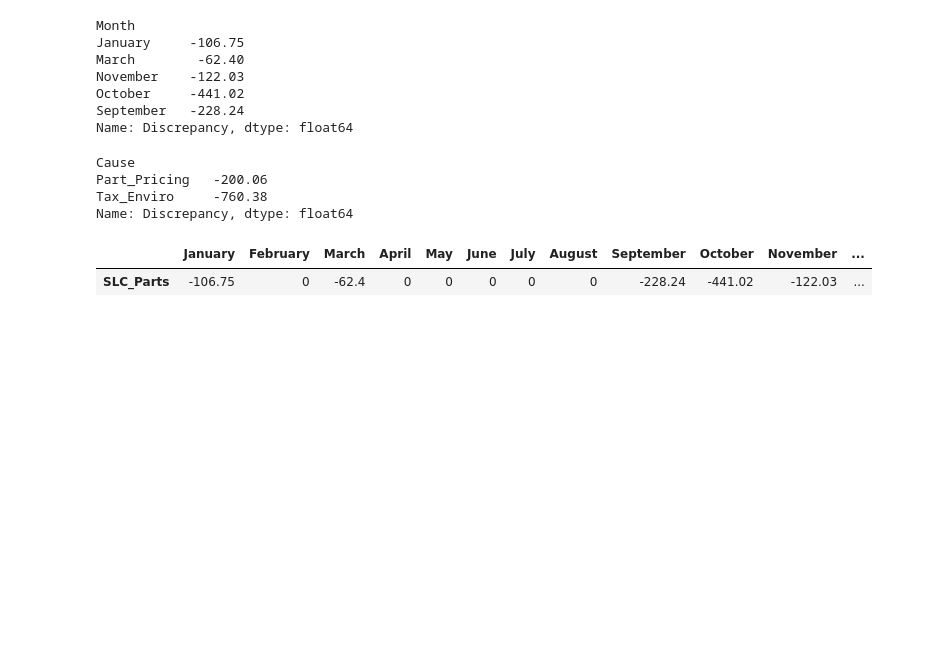
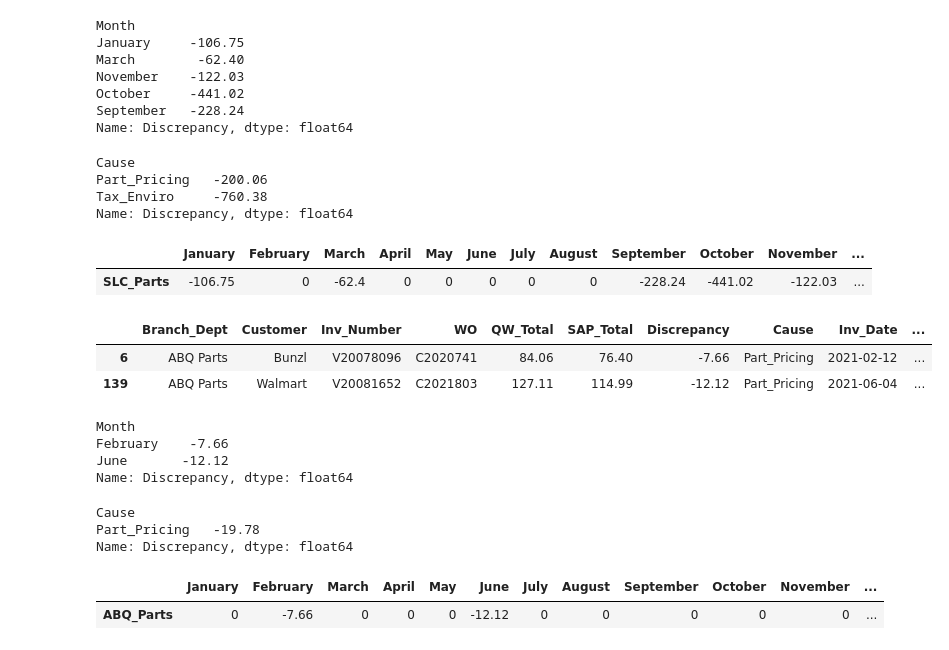
Before and after one commit to sarahheavner/NatlAcctPricing, a Jupyter notebook: Resources/Pricing.ipynb, the cells around one changed output. Saved outputs shown, nothing was run; the diff lists cells and outputs as text; code cells hidden in the pictures; blank space fills up the shorter version.

Commit message:
ABQ parts

```diff
--- a/Resources/Pricing.ipynb
+++ b/Resources/Pricing.ipynb
@@ -612,3 +612,54 @@ slc_parts_summary
 # %% [output]
 |  | January | February | March | April | May | June | July | August | September | October | November | ... |
 | SLC_Parts | -106.75 | 0 | -62.4 | 0 | 0 | 0 | 0 | 0 | -228.24 | -441.02 | -122.03 | ... |
+# %%
+#create new DF with ABQ Parts invoices
+abqParts_df = invpricing[invpricing.Branch_Dept == "ABQ Parts"]
+
+abqParts_df.head()
+# %% [output]
+|  | Branch_Dept | Customer | Inv_Number | WO | QW_Total | SAP_Total | Discrepancy | Cause | Inv_Date | ... |
+| 6 | ABQ Parts | Bunzl | V20078096 | C2020741 | 84.06 | 76.40 | -7.66 | Part_Pricing | 2021-02-12 | ... |
+| 139 | ABQ Parts | Walmart | V20081652 | C2021803 | 127.11 | 114.99 | -12.12 | Part_Pricing | 2021-06-04 | ... |
+# %%
+#calculate monthly discrepancy for ABQ Parts
+abqParts_monthly = abqParts_df.groupby(["Month"]).sum("Discrepancy")
+
+abqParts_monthly = abqParts_monthly["Discrepancy"]
+
+abqParts_monthly
+# %% [output]
+Month
+February    -7.66
+June       -12.12
+Name: Discrepancy, dtype: float64
+# %%
+#Calculate $$ per cause category
+abqParts_categorical = abqParts_df.groupby(["Cause"]).sum("Discrepancy")
+
+abqParts_categorical = abqParts_categorical["Discrepancy"]
+
+abqParts_categorical
+# %% [output]
+Cause
+Part_Pricing   -19.78
+Name: Discrepancy, dtype: float64
+# %%
+#create new DF with month and cause $$ amounts for ABQ Parts
+abq_parts = pd.DataFrame({"January":0, "February":[abqParts_monthly.February], "March":0,
+                           "April":0, "May":0, "June":[abqParts_monthly.June],"July":0,
+                           "August":0, "September":0, "October":0,
+                           "November":0, "December":0, "Part_Pricing":[abqParts_categorical.Part_Pricing],
+                           "Over_NTE":0, "Consumables":0,
+                            "Entry_Error":0, "Incorrect_Rate":0, "Misc_Charge":0,
+                           "Tax_Enviro":0})
+
+
+
+#rename index to branch/dept
+abq_parts_summary=abq_parts.rename({0: "ABQ_Parts"})
+
+abq_parts_summary
+# %% [output]
+|  | January | February | March | April | May | June | July | August | September | October | November | ... |
+| ABQ_Parts | 0 | -7.66 | 0 | 0 | 0 | -12.12 | 0 | 0 | 0 | 0 | 0 | ... |
```
Also changed, not shown: parts of 1 cell of this notebook.
